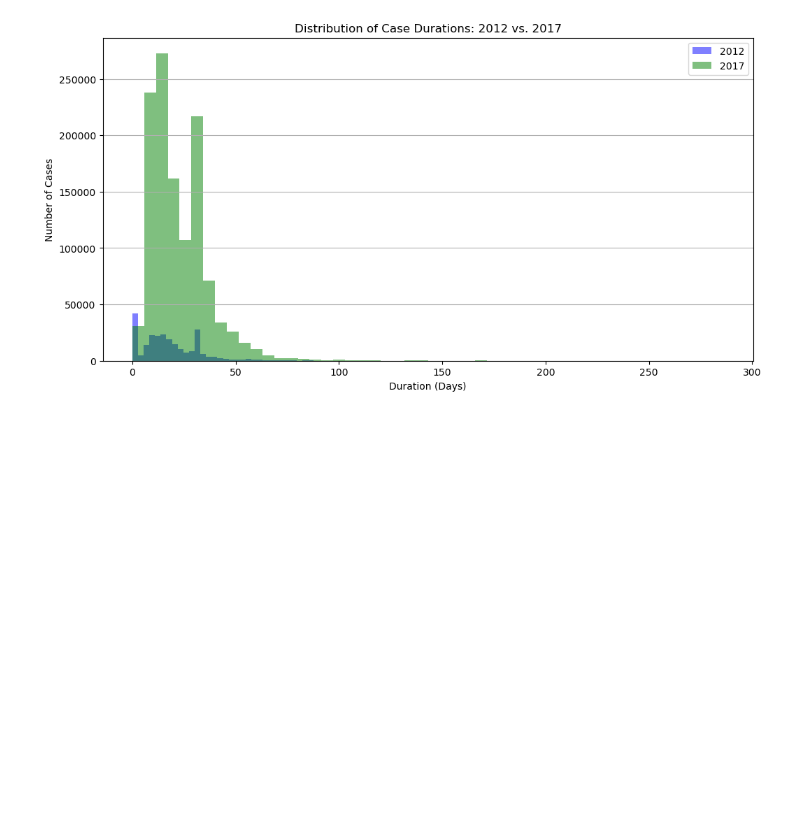
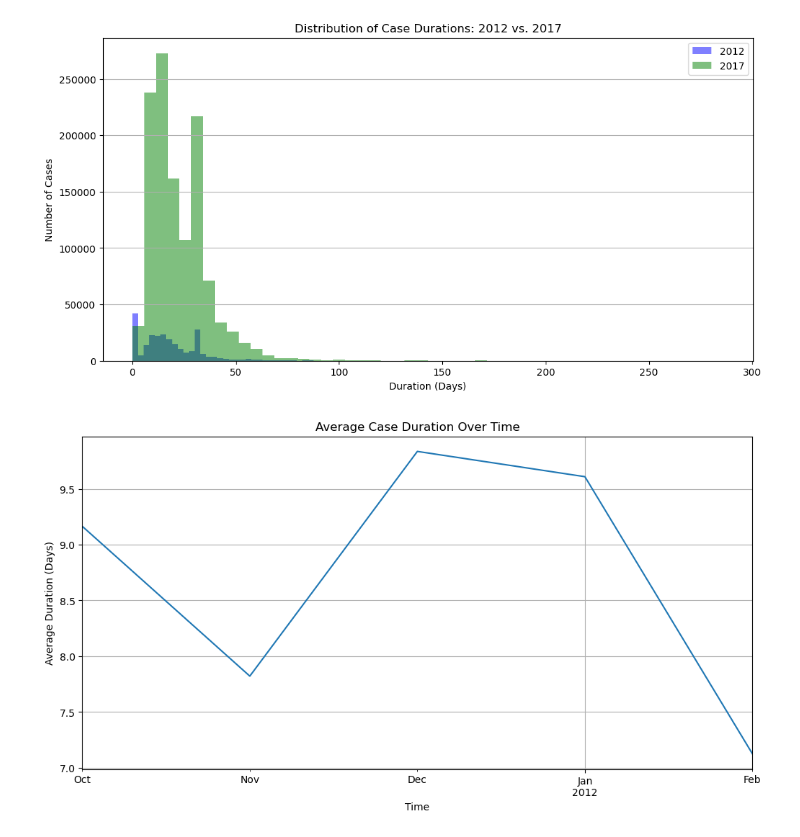
Before and after one commit to AlexRaudvee/Process_Mining_1, a Jupyter notebook: visualizations.ipynb, the cells around one changed output. Cells and saved outputs as stored; diff of their text form; code cells hidden in the pictures; blank space fills up the shorter version.

Commit message:
more visualizations

```diff
--- a/visualizations.ipynb
+++ b/visualizations.ipynb
@@ -226,3 +227,26 @@ plt.grid(axis='y')
 plt.show()
 # %% [output]
 [figure]
+# %%
+df_2012['time:timestamp'] = pd.to_datetime(df_2012['time:timestamp'])
+df_sorted = df_2012.sort_values(by=['case:concept:name', 'time:timestamp'])
+
+# Calculate case start and end times
+case_start_end = df_sorted.groupby('case:concept:name')['time:timestamp'].agg([min, max])
+
+# Calculate case durations in days
+case_start_end['duration'] = (case_start_end['max'] - case_start_end['min']).dt.total_seconds() / (60 * 60 * 24)
+
+# Resample to get average case duration by month
+monthly_avg_duration = case_start_end.resample('M', on='min')['duration'].mean()
+
+# Plotting
+plt.figure(figsize=(12, 6))
+monthly_avg_duration.plot()
+plt.title('Average Case Duration Over Time 2012')
+plt.xlabel('Time')
+plt.ylabel('Average Duration (Days)')
+plt.grid(True)
+plt.show()
+# %% [output]
+[figure, added]
```
Also changed, not shown: parts of 5 cells of this notebook.
